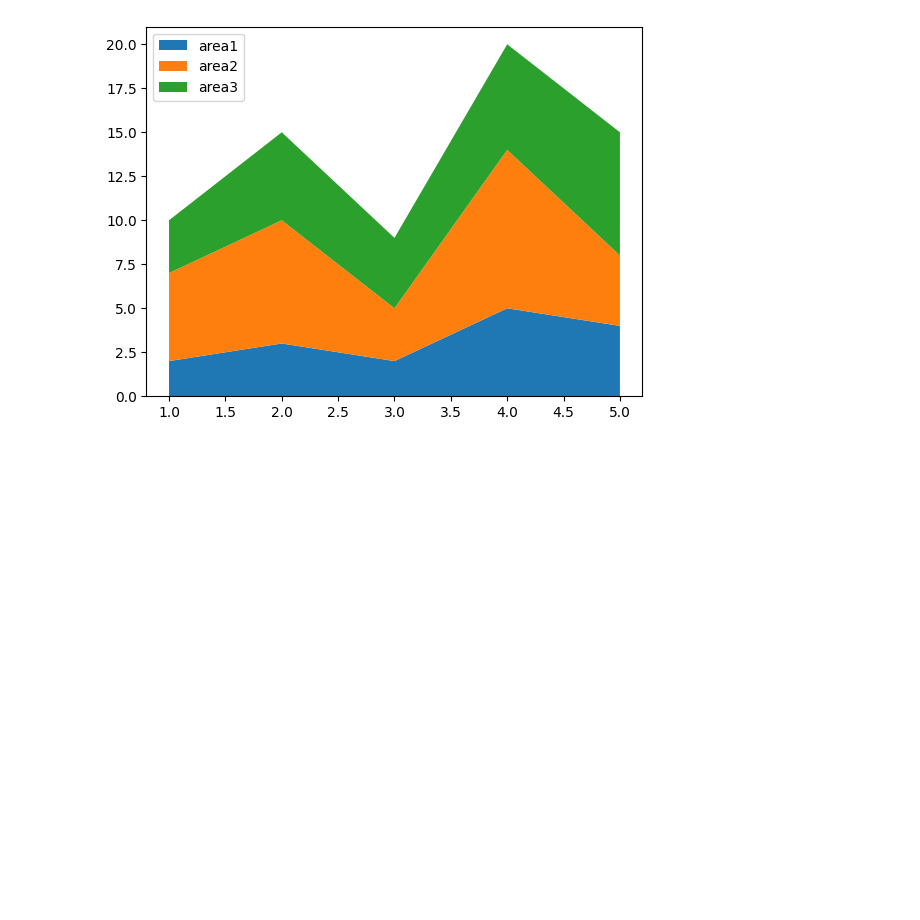
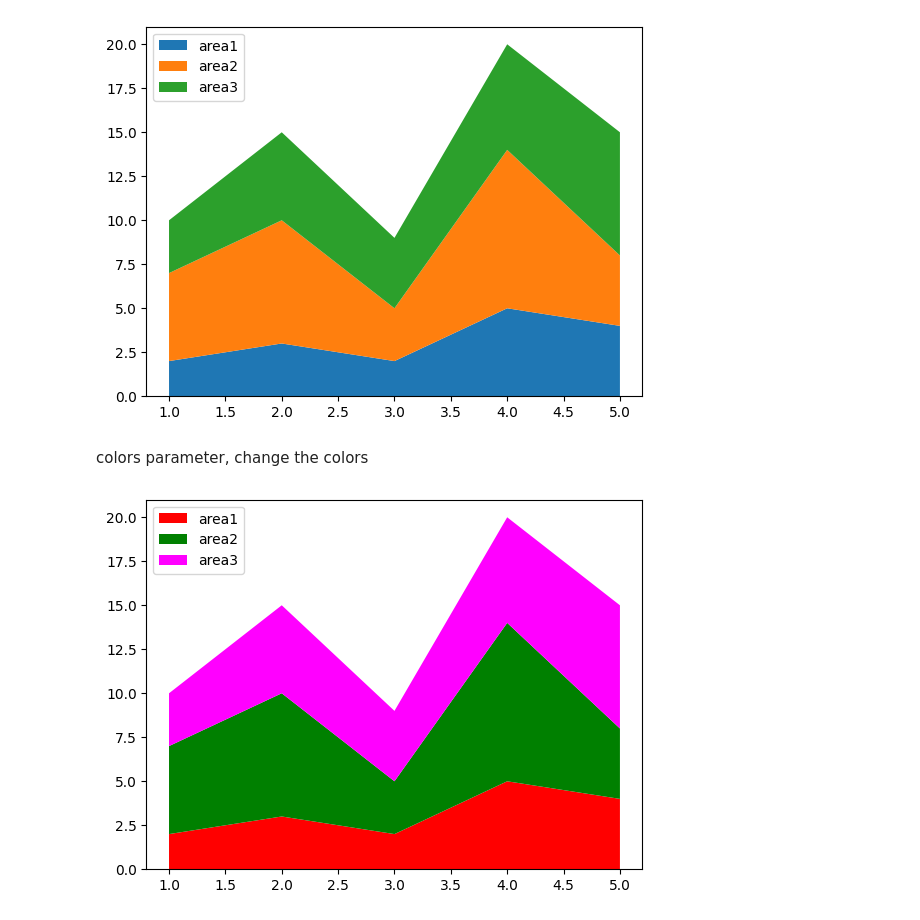
Before and after one commit to Musawer-Afzal/AI-Engineering, a Jupyter notebook: Matplotlib/stack_plot.ipynb, the cells around one changed output. Saved outputs shown, nothing was run; the diff lists cells and outputs as text; code cells hidden in the pictures; blank space fills up the shorter version.

Commit message:
color parameter

```diff
--- a/Matplotlib/stack_plot.ipynb
+++ b/Matplotlib/stack_plot.ipynb
@@ -29,3 +29,19 @@ plt.legend(loc = 2) # loc goes upto 10 with every integer giving a seperate loca
 plt.show()
 # %% [output]
 [figure]
+# %% [markdown]
+colors parameter, change the colors
+# %%
+x = [1, 2, 3, 4, 5]
+area1 = [2, 3, 2, 5, 4]
+area2 = [5, 7, 3, 9, 4]
+area3 = [3, 5, 4, 6, 7]
+
+l = ["area1", "area2", "area3"]
+c = ["r", "g", "magenta"]
+plt.stackplot(x, area1, area2, area3, labels = l, colors = c)
+
+plt.legend(loc = 2)
+plt.show()
+# %% [output]
+[figure, added]
```
